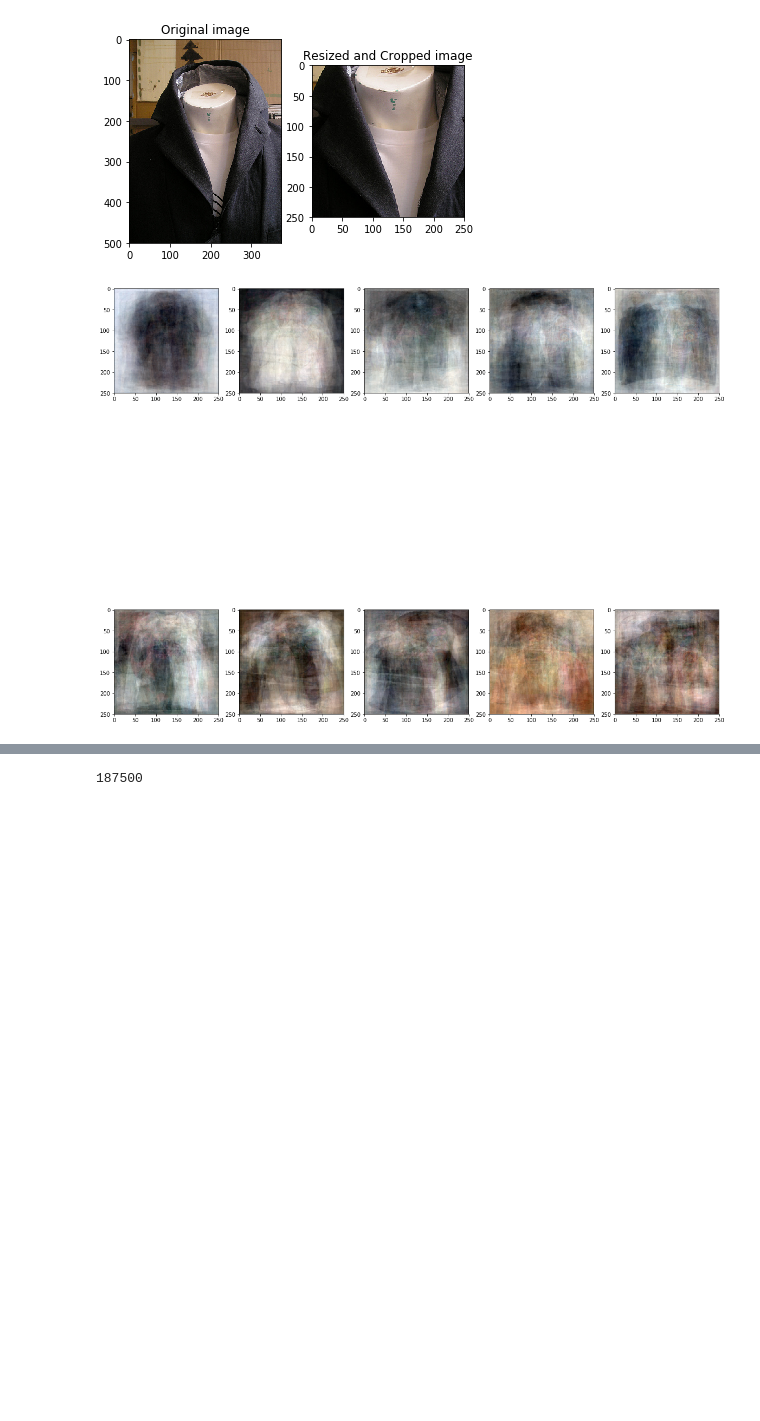
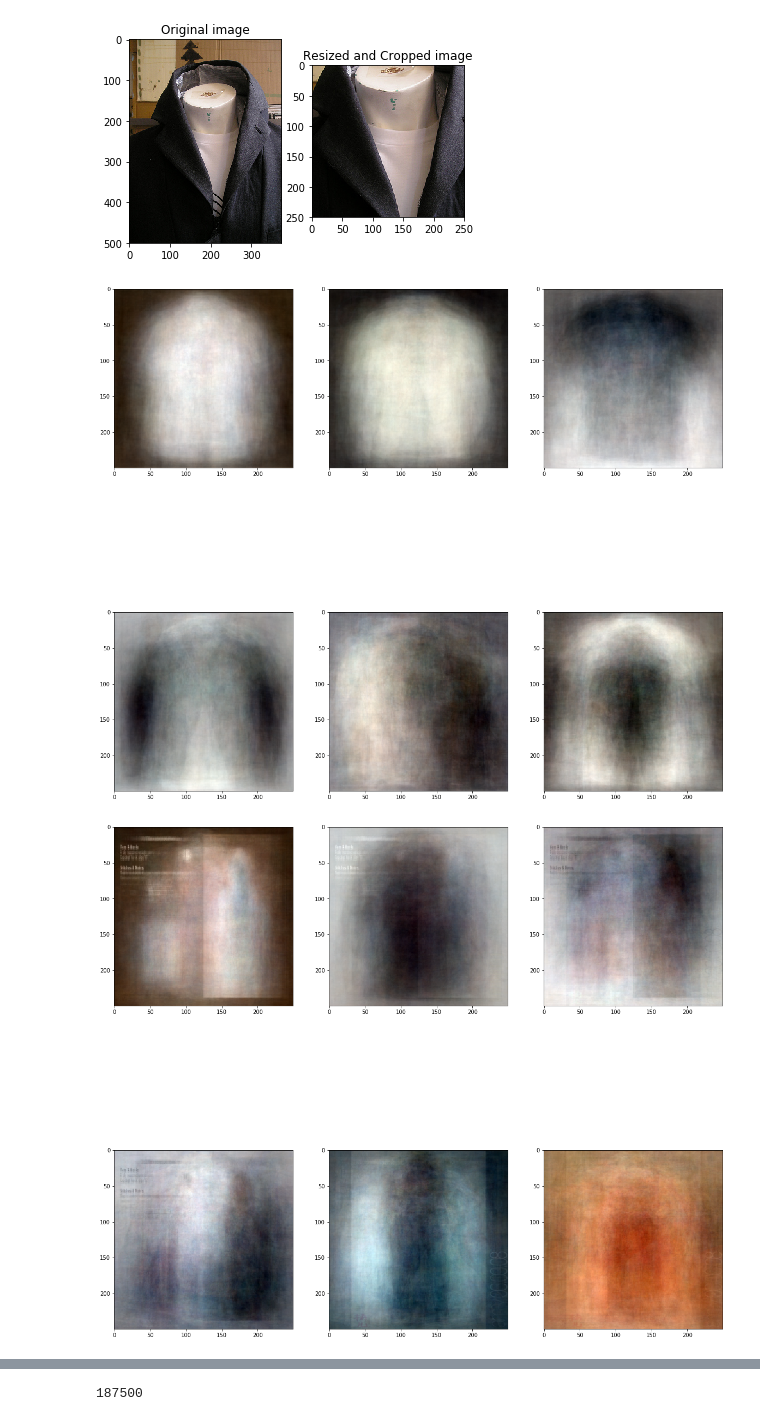
Before and after one commit to hueyning/cs156-ml, a Jupyter notebook: CS156 Session 5.1 - Principal component analysis (PCA)/Principal Component Analysis (PCA).ipynb, the cells around one changed output, grey strips where cells are left out. Cells and saved outputs as stored; diff of their text form; code cells hidden in the pictures; blank space fills up the shorter version.

```diff
--- a/CS156 Session 5.1 - Principal component analysis (PCA)/Principal Component Analysis (PCA).ipynb
+++ b/CS156 Session 5.1 - Principal component analysis (PCA)/Principal Component Analysis (PCA).ipynb
@@ -99,19 +86,14 @@ pca = PCA(n_components=10, svd_solver='randomized',whiten=True).fit(a)
-# %%
-import matplotlib.pyplot as plt
-
-plt.figure(figsize=(20,20))
-for i in range(10):
-    plt.subplot(2,5,i + 1)
-    out = image_from_component(pca.components_[i,:])
-    plt.imshow(out,interpolation='nearest')
-# %% [output]
-[figure, removed]
 # %%
+from sklearn.decomposition import PCA
+
 from PIL import Image
 STANDARD_SIZE = (250,250)
 
 def image_from_component(component):
-    """takes one of the principal components and turns it into an image"""
+    """
+    takes one of the principal components and turns it into an image
+    adapted from: https://github.com/joelgrus/shirts/blob/master/visuals.py
+    """
     hi = max(component)
     lo = min(component)
     n = int(len(component) / 3)
@@ -123,3 +105,32 @@ def image_from_component(component):
     im = Image.new('RGB',STANDARD_SIZE)
     im.putdata(d)
     return im
+
+men_reshaped = []
+women_reshaped = []
+
+for i in range(500):
+    #reshape image
+    men_reshaped.append(resize(men[i],(250,250)).flatten())
+    women_reshaped.append(resize(women[i],(250,250)).flatten())
+
+men_arr = np.array(men_reshaped)
+women_arr = np.array(women_reshaped)
+# %%
+men_pca = PCA(n_components=6, svd_solver='randomized',whiten=True).fit(men_reshaped)
+women_pca = PCA(n_components=6, svd_solver='randomized',whiten=True).fit(women_reshaped)
+
+plt.figure(figsize=(20,20))
+for i in range(6):
+    plt.subplot(2,3,i + 1)
+    out = image_from_component(men_pca.components_[i,:])
+    plt.imshow(out,interpolation='nearest')
+
+plt.figure(figsize=(20,20))
+for i in range(6):
+    plt.subplot(2,3,i + 1)
+    out = image_from_component(women_pca.components_[i,:])
+    plt.imshow(out,interpolation='nearest')
+# %% [output]
+[figure, added]
+[figure, added]
```
Also changed, not shown: parts of 3 cells of this notebook.
